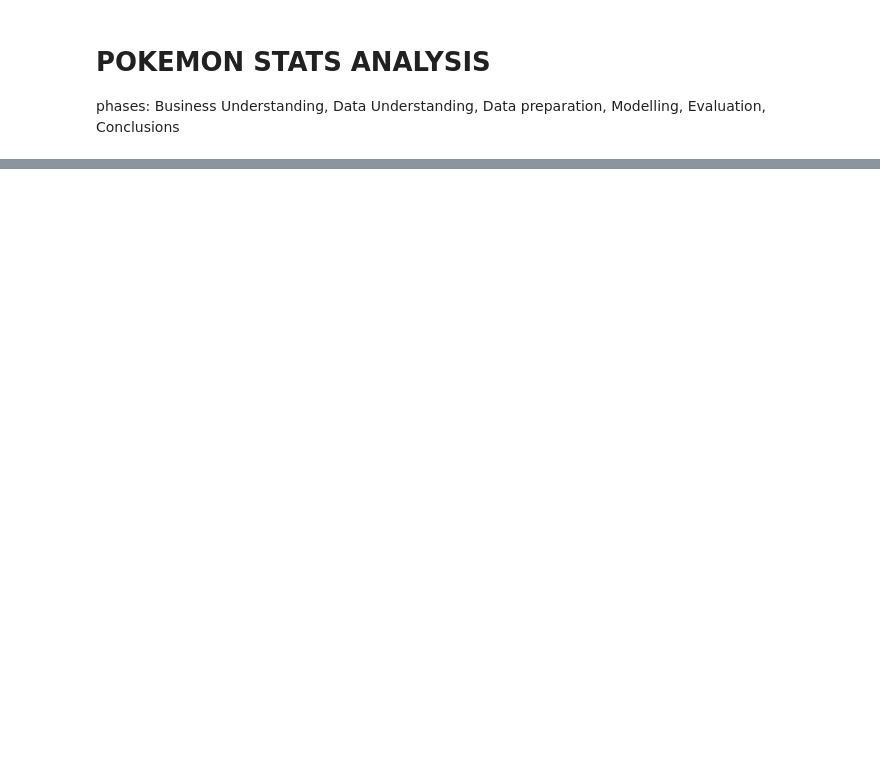
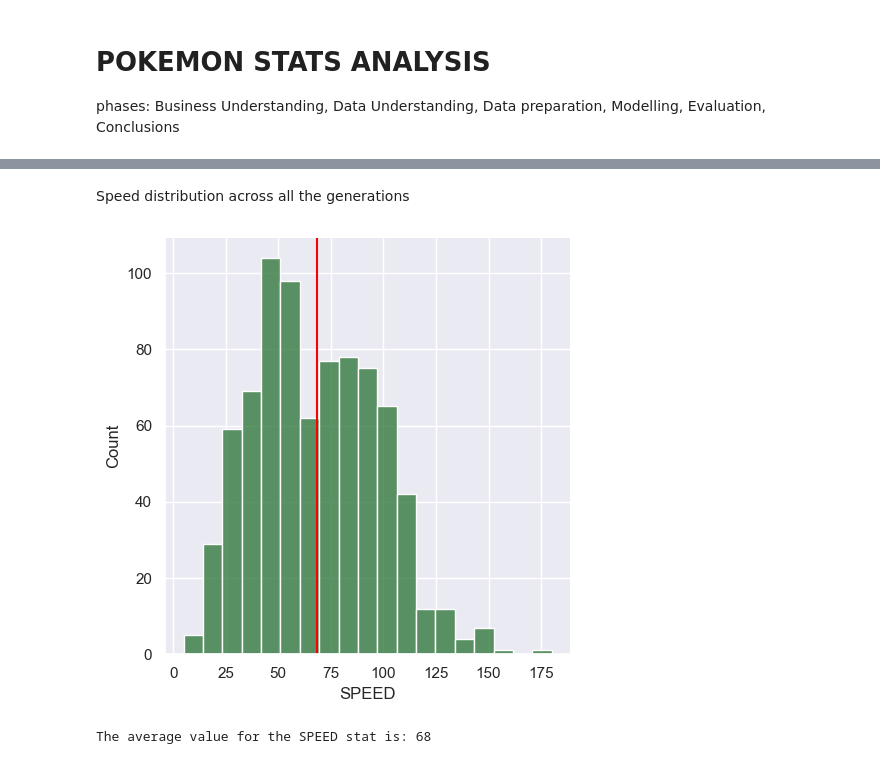
Before and after one commit to VictorGonzalezEscriba/pokemon_stats, a Jupyter notebook: notebook.ipynb, the cells around one changed output, grey strips where cells are left out. Cells and saved outputs as stored; diff of their text form; code cells hidden in the pictures; blank space fills up the shorter version.

```diff
--- a/notebook.ipynb
+++ b/notebook.ipynb
@@ -24,0 +179,13 @@ df.head(n=10)
+# %% [markdown]
+Speed distribution across all the generations
+# %%
+sns.displot(data = df["SPEED"], color='#287233')
+
+# average line
+plt.axvline(x=df['SPEED'].mean(), color='red')
+plt.show()
+mean_speed = df['SPEED'].mean()
+print("The average value for the SPEED stat is:", round(mean_speed))
+# %% [output]
+[figure, added]
+The average value for the SPEED stat is: 68
```
Also changed, not shown: parts of 25 cells of this notebook, 1 other file.
